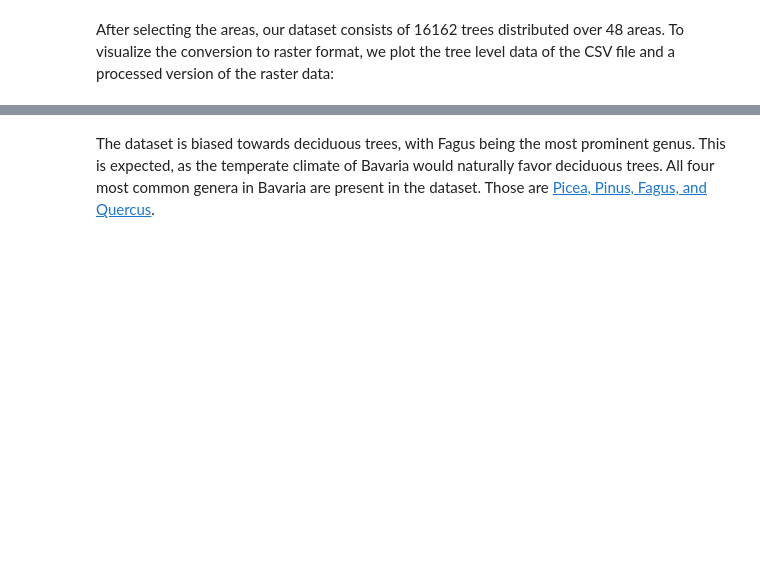
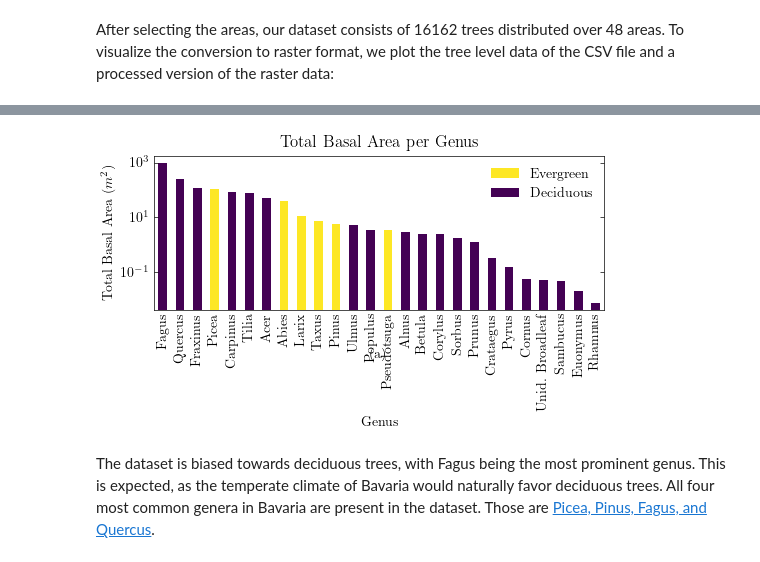
Before and after one commit to peter-hofinger/sentinel-leaf-classification, a Jupyter notebook: notebooks/0-ground-truth.ipynb, the cells around one changed output, grey strips where cells are left out. Saved outputs shown, nothing was run; the diff lists cells and outputs as text; code cells hidden in the pictures; blank space fills up the shorter version.

```diff
--- a/notebooks/0-ground-truth.ipynb
+++ b/notebooks/0-ground-truth.ipynb
@@ -366,2 +364,51 @@ save_fig(fig, "../reports/figures/ground_truth/Bar Plots.pdf")
+# %%
+# Compute the proportion of evergreen pixels for every raster and plot it in a kde plot
+from slc.features import genera2target, load_raster
+
+fig, ax = plt.subplots(figsize=(5.81, 2))
+
+proportions = []
+for path in tqdm(target_paths):
+    raster = load_raster(path, monochrome_as_dataframe=True)
+    proportions.append(raster)
+
+proportions = pd.concat(proportions)
+proportions = proportions.fillna(0)
+proportions = proportions.rename(columns={"Unidentified broadleaf": "Unid. Broadleaf"})
+
+base_areas = proportions.sum(axis=0).sort_values(ascending=False)
+
+colors = [
+    viridis.get_over()
+    if genus
+    in {
+        "Picea",
+        "Abies",
+        "Larix",
+        "Taxus",
+        "Pinus",
+        "Pseudotsuga",
+    }
+    else viridis.get_under()
+    for genus in base_areas.index
+]
+
+base_areas.plot(kind="bar", logy=True, ax=ax, color=colors)
+ax.set_title("Total Basal Area per Genus")
+ax.set_xlabel("Genus")
+ax.set_ylabel("Total Basal Area ($m^2$)")
+ax.tick_params(axis="x", which="both", length=0)
+ax.legend(
+    handles=[
+        Patch(facecolor=viridis.get_over(), label="Evergreen"),
+        Patch(facecolor=viridis.get_under(), label="Deciduous"),
+    ],
+)
+
+label_subplots(np.asarray(fig.axes), y_offset=[0.25, 0.25, 0.8])
+
+save_fig(fig, "../reports/figures/ground_truth/Total Basal Area per Genus.pdf")
+# %% [output]
+[figure, added]
 # %% [markdown]
 The dataset is biased towards deciduous trees, with Fagus being the most prominent genus. This is expected, as the temperate climate of Bavaria would naturally favor deciduous trees. All four most common genera in Bavaria are present in the dataset. Those are [Picea, Pinus, Fagus, and Quercus](https://www.bmel.de/SharedDocs/Downloads/DE/Broschueren/waldzustandserhebung-2023.html).
```
Also changed, not shown: parts of 6 cells of this notebook, 20 other files.
